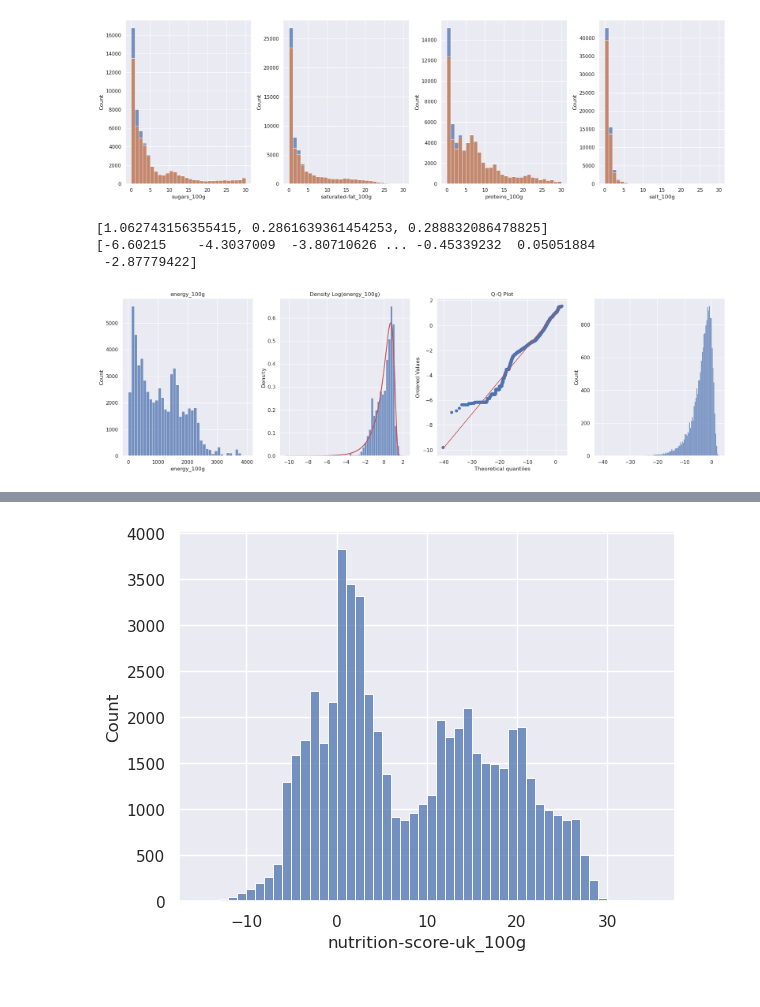
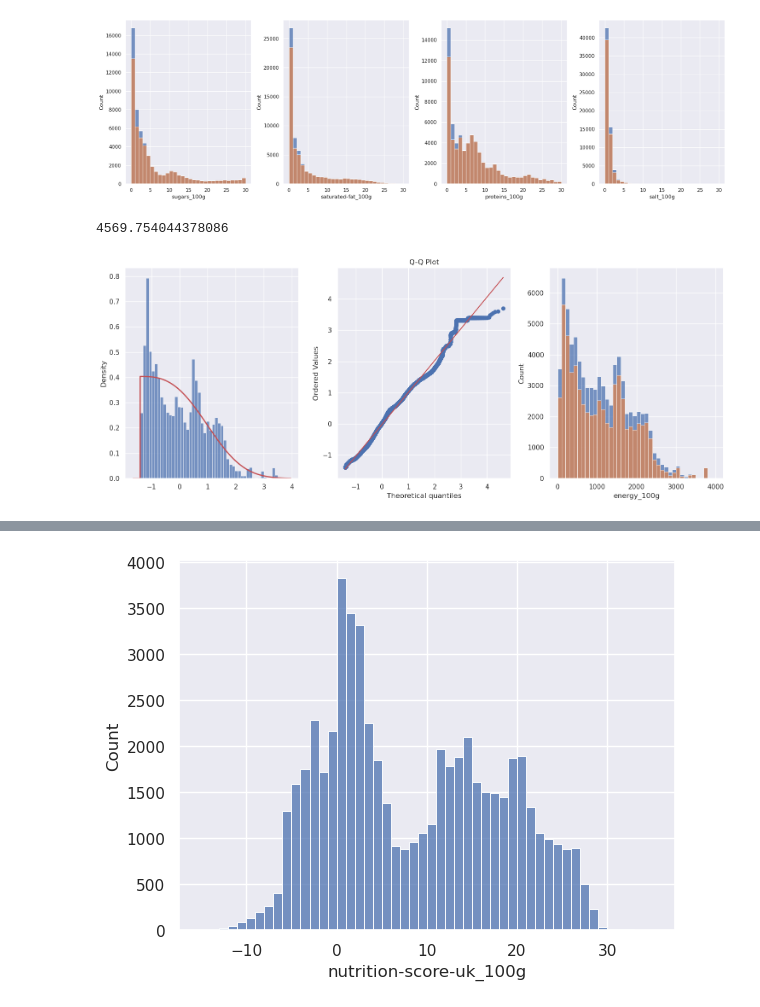
Before and after one commit to vicmcl/open_food_facts, a Jupyter notebook: src/notebook.ipynb, the cells around one changed output, grey strips where cells are left out. Cells and saved outputs as stored; diff of their text form; code cells hidden in the pictures.

Commit message:
Energy imputed

```diff
--- a/src/notebook.ipynb
+++ b/src/notebook.ipynb
@@ -134,16 +134,21 @@ class OutlierToNaN(BaseEstimator, TransformerMixin):
         return X_copy
 # %%
 class ContinuousImputer(BaseEstimator, TransformerMixin):
-    def __init__(self, reverse_transform):
-        self.reverse_transform = reverse_transform
+    def __init__(self, dist, scaler, n_miss, *prms):
+        self.dist = dist
+        self.scaler = scaler
+        self.n_miss = n_miss
+        self.params =[p for p in prms]
 
     def fit(self, X, y=None):
         return self
 
     def transform(self, X):
         missing_indices = X.index[X.isna()]
+        new_data = self.dist.rvs(*self.params, size=self.n_miss)
+        reverse_transform = self.scaler.inverse_transform(new_data.reshape(-1, 1)).flatten()
         imputed_series = X.copy()
-        imputed_series[missing_indices] = self.reverse_transform
+        imputed_series[missing_indices] = reverse_transform
         return imputed_series
 # %%
 class CatImputer(BaseEstimator, TransformerMixin):
@@ -443,52 +444,47 @@ plt.show()
 # %% [output]
 [figure]
 # %%
-fig = plt.figure(figsize=(20, 6))
+from scipy.stats import halfgennorm
 
-fig.add_subplot(141)
-sns.histplot(bounded_energy, bins=40)
-plt.title('energy_100g')
+scaler_energy = StandardScaler()
+
+dist =halfgennorm
+
+fig = plt.figure(figsize=(15, 6))
+
 
 # -------------------------------------------------------------------------------------- #
 
-fig.add_subplot(142)
-scaled_energy = scale(bounded_energy.apply(np.log))
+fig.add_subplot(131)
+scaled_energy = scaler_energy.fit_transform(bounded_energy.to_numpy().reshape(-1, 1)).flatten()
 sns.histplot(scaled_energy, stat="density", bins=50)
 
 xmin, xmax = plt.xlim()
 x_values = np.linspace(xmin, xmax, 100000)
-c_, loc_, scale_ = loggamma.fit(scaled_energy)
-print([loc_, c_, scale_])
-n_prob = loggamma.pdf(x_values, c_, loc_, scale_)
+params_energy = dist.fit(scaled_energy)
+n_prob = dist.pdf(x_values, *params_energy)
 plt.plot(x_values, n_prob, "r", linewidth=2)
-plt.title('Density Log(energy_100g)')
 
 # -------------------------------------------------------------------------------------- #
 
-probplot(scaled_energy, sparams=(c_,), dist=loggamma, plot=fig.add_subplot(143))
+probplot(scaled_energy, sparams=(*params_energy, ), dist=dist, plot=fig.add_subplot(132))
 plt.title('Q-Q Plot')
 
 # -------------------------------------------------------------------------------------- #
 
-fig.add_subplot(144)
+fig.add_subplot(133)
 n_miss_energy = n_missing(selected_data['energy_100g'])
 
-reverse_loggamma = loggamma.rvs(c_, scale_, loc_, size=n_miss_energy)
-sns.histplot(reverse_loggamma)
-print(reverse_loggamma)
-
-c_imp = ContinuousImputer(reverse_loggamma)
+c_imp = ContinuousImputer(dist, scaler_energy, n_miss_energy, *params_energy)
 imputed_energy = c_imp.fit_transform(selected_data['energy_100g'])
 
-#sns.histplot(imputed_energy, bins=40, binrange=[0, 4000])
-#sns.histplot(bounded_energy, bins=40, binrange=[0, 4000], alpha=0.5)
+sns.histplot(imputed_energy, bins=40, binrange=[0, 4000])
+sns.histplot(selected_data['energy_100g'], bins=40, binrange=[0, 4000])
 
 # -------------------------------------------------------------------------------------- #
 
 plt.tight_layout()
 plt.show()
 # %% [output]
-[1.062743156355415, 0.2861639361454253, 0.288832086478825]
-[-6.60215    -4.3037009  -3.80710626 ... -0.45339232  0.05051884
- -2.87779422]
+4569.754044378086
-[figure, old version]
+[figure, new version]
```
Also changed, not shown: parts of 3 cells of this notebook.
